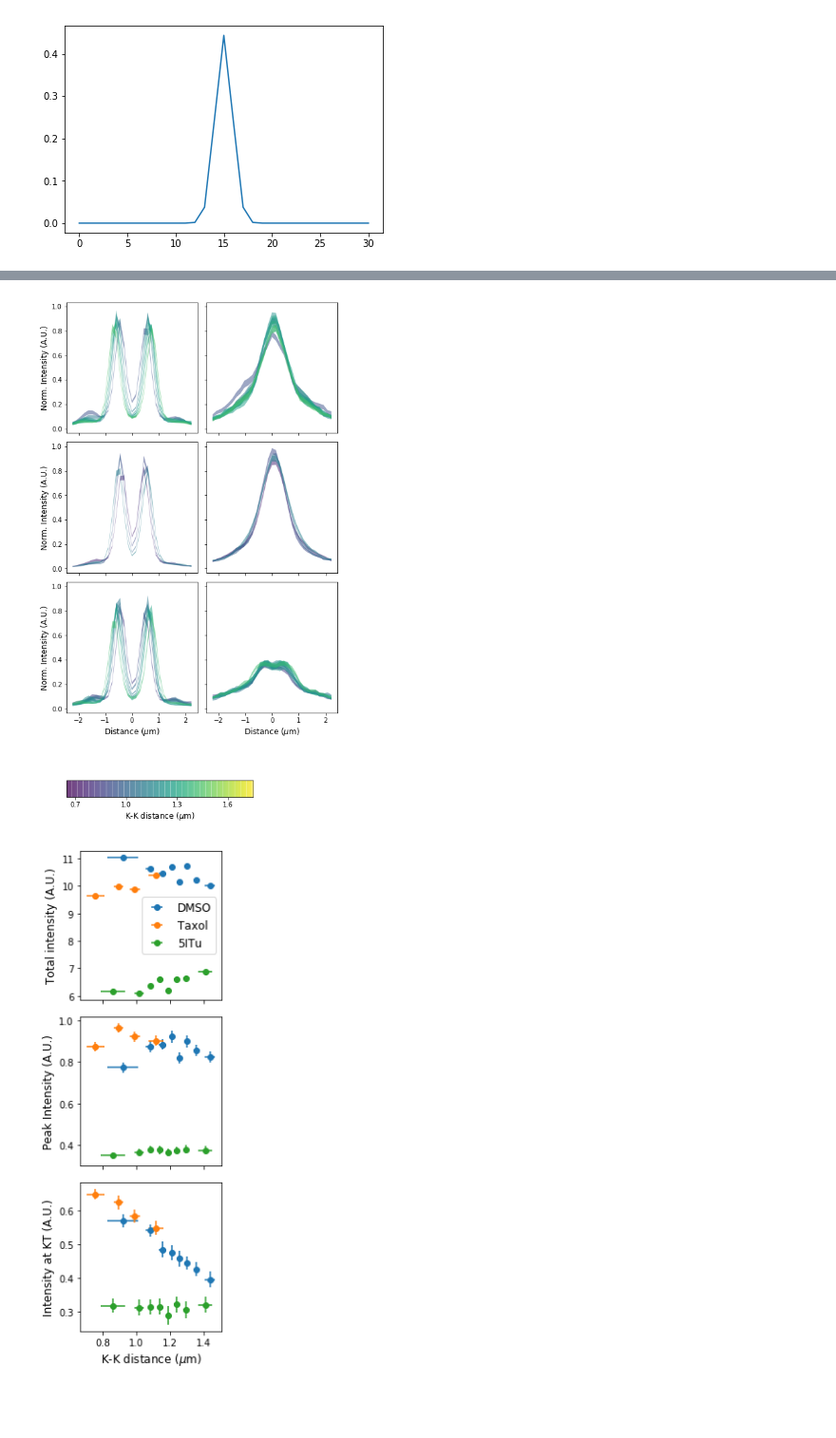
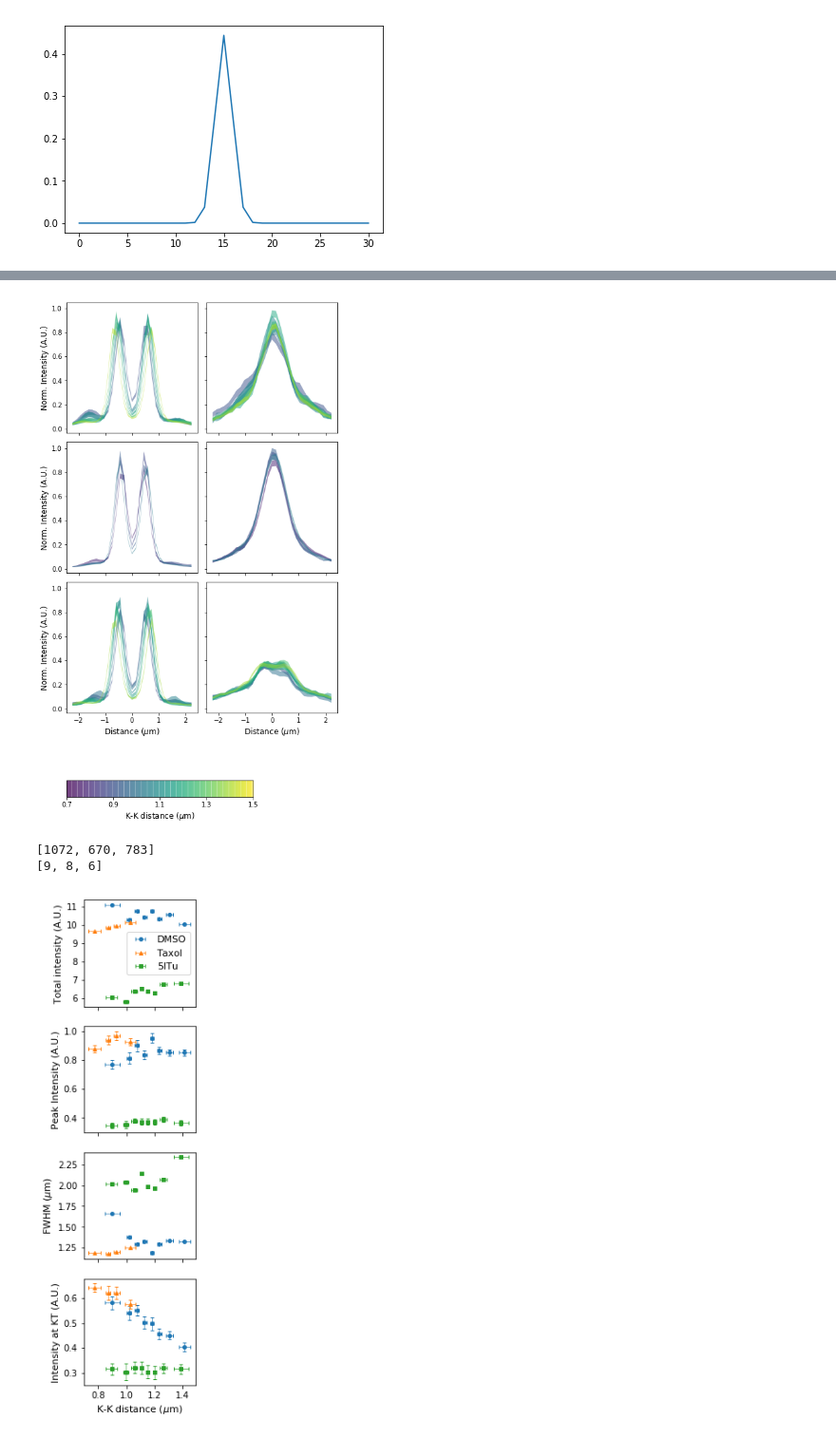
Before and after one commit to elifesciences-publications/AuroraConcentrationAnalysis, a Jupyter notebook: Dist_vs_INCENP_avg-ALL.ipynb, the cells around one changed output, grey strips where cells are left out. Shown at 95% size. Cells and saved outputs as stored; diff of their text form; code cells hidden in the pictures; blank space fills up the shorter version.

Commit message:
plots updated. sample size reported

```diff
--- a/Dist_vs_INCENP_avg-ALL.ipynb
+++ b/Dist_vs_INCENP_avg-ALL.ipynb
@@ -324,14 +360,14 @@ def getBinAvgProf(df_prof,nbins,kkdistrange=kkdistrange,pixsize=pixsize):
 fs = 12
 alph = 0.5
 
-df_res_list = [getBinAvgProf(df_prof_all[(df_prof_all['Group']=='DMSO')],8,kkdistrange=[0.7,1.5]),
-               getBinAvgProf(df_prof_all[(df_prof_all['Group']=='Taxol')],4,kkdistrange=[0.6,1.2]),
-               getBinAvgProf(df_prof_all[(df_prof_all['Group']=='5ITu')],8,kkdistrange=[0.7,1.5])]
+df_res_list = [getBinAvgProf(df_prof_all[(df_prof_all['Group']=='DMSO')],edges=FLIMWT['edges']),
+               getBinAvgProf(df_prof_all[(df_prof_all['Group']=='Taxol')],edges=FLIMTaxol['edges']),
+               getBinAvgProf(df_prof_all[(df_prof_all['Group']=='5ITu')],edges=FLIM5ITu['edges'])]
 # df_res_list = [getBinAvgProf(df_prof_all[(df_prof_all['Group']=='DMSO')],nbins),
 #                 getBinAvgProf(df_prof_all[(df_prof_all['Group']=='5ITu')],nbins)]
 
 
-norm = mpl.colors.Normalize(vmin=kkdistrange[0],vmax=kkdistrange[1])
+norm = mpl.colors.Normalize(vmin=0.7,vmax=1.5)
 # choose a colormap
 c_m = cm.viridis
 # create a ScalarMappable and initialize a data structure
@@ -362,32 +398,50 @@ plt.tight_layout()
 fig.subplots_adjust(bottom=0.25,left=0.25)
 
 cax = fig.add_axes([0.25, 0.1, 0.5, 0.03])
-cb = fig.colorbar(s_m,orientation='horizontal',cax=cax,ticks=[0.7,1.0,1.3,1.6],alpha=alph)
+cb = fig.colorbar(s_m,orientation='horizontal',cax=cax,ticks=[0.7,0.9,1.1,1.3,1.5],alpha=alph)
 cb.set_label('K-K distance ($\mu$m)',fontsize=fs)
 
 #fig.savefig('NormProfiles_cytobgNorm.pdf',facecolor=None,edgecolor=None)
 #fig.savefig('NormProfiles.pdf',facecolor=None,edgecolor=None)
 # %% [output]
-[figure, old version]
+[figure, new version]
+# %%
+# number of kinetochores and cells in each data
+print([df_res['N'].sum() for df_res in df_res_list])
+grped = df_prof_all[['Data Name','Group']].groupby('Group')
+print([len(np.unique(grped.get_group(grp)['Data Name'])) for grp in ['DMSO','Taxol','5ITu']])
+# %% [output]
+[1072, 670, 783]
+[9, 8, 6]
 # %%
-fig,ax = plt.subplots(nrows=3,ncols=1,figsize=(3,8),sharex=True)
+fig,ax = plt.subplots(nrows=4,ncols=1,figsize=(2.7,8.6),sharex=True)
+fmts = ['o','^','s']
+fs = 11
+ms=4
+ew = 0.6
 for j,df_res in enumerate(df_res_list):
-    ax[0].errorbar(df_res['avgkkdist']*pixsize,df_res['avgprof560'].apply(np.sum),xerr=df_res['sdkkdist']*pixsize,fmt='o')
+    ax[0].errorbar(df_res['avgkkdist']*pixsize,df_res['avgprof560'].apply(np.sum),
+                   xerr=df_res['sdkkdist']*pixsize,fmt=fmts[j],capsize=2,mec=None,ms=ms,elinewidth=ew)
     ax[1].errorbar(df_res['avgkkdist']*pixsize,df_res['avgprof560'].apply(np.max),xerr=df_res['sdkkdist']*pixsize,
-                   yerr=df_res.apply(lambda row:row['semprof560'][np.argmax(row['avgprof560'])],axis=1),fmt='o')
-    ax[2].errorbar(df_res['avgkkdist']*pixsize,df_res['avgintatkin'],
-                   xerr=df_res['sdkkdist']*pixsize,yerr=df_res['semintatkin'],fmt='o')
+                   yerr=df_res.apply(lambda row:row['semprof560'][np.argmax(row['avgprof560'])],axis=1),
+                   fmt=fmts[j],capsize=2,mec=None,ms=ms,elinewidth=ew)
+    ax[2].errorbar(df_res['avgkkdist']*pixsize,df_res['avgprof560'].apply(findFWHM)*pixsize,
+                   xerr=df_res['sdkkdist']*pixsize,fmt=fmts[j],capsize=2,mec=None,ms=ms,elinewidth=ew)
+    ax[3].errorbar(df_res['avgkkdist']*pixsize,df_res['avgintatkin'],
+                   xerr=df_res['sdkkdist']*pixsize,yerr=df_res['semintatkin'],
+                   fmt=fmts[j],capsize=2,mec=None,ms=ms,elinewidth=ew)
 
 ax[0].set_ylabel('Total intensity (A.U.)',fontsize=fs)
 ax[1].set_ylabel('Peak Intensity (A.U.)',fontsize=fs)
 ax[0].legend(['DMSO','Taxol','5ITu'],fontsize=fs)
 #ax[0].legend(['DMSO','5ITu'],fontsize=fs)
-ax[2].set_ylabel('Intensity at KT (A.U.)',fontsize=fs)
-ax[2].set_xlabel('K-K distance ($\mu$m)',fontsize=fs)
+ax[2].set_ylabel('FWHM ($\mu$m)',fontsize=fs)
+ax[3].set_ylabel('Intensity at KT (A.U.)',fontsize=fs)
+ax[3].set_xlabel('K-K distance ($\mu$m)',fontsize=fs)
 
 plt.tight_layout()
 
 fig.savefig('AnalysisSummary_cytobgNorm.pdf',facecolor=None,edgecolor=None)
 #fig.savefig('AnalysisSummary.pdf',facecolor=None,edgecolor=None)
 # %% [output]
-[figure, old version]
+[figure, new version]
```
Also changed, not shown: parts of 6 cells of this notebook, 4 other files.
